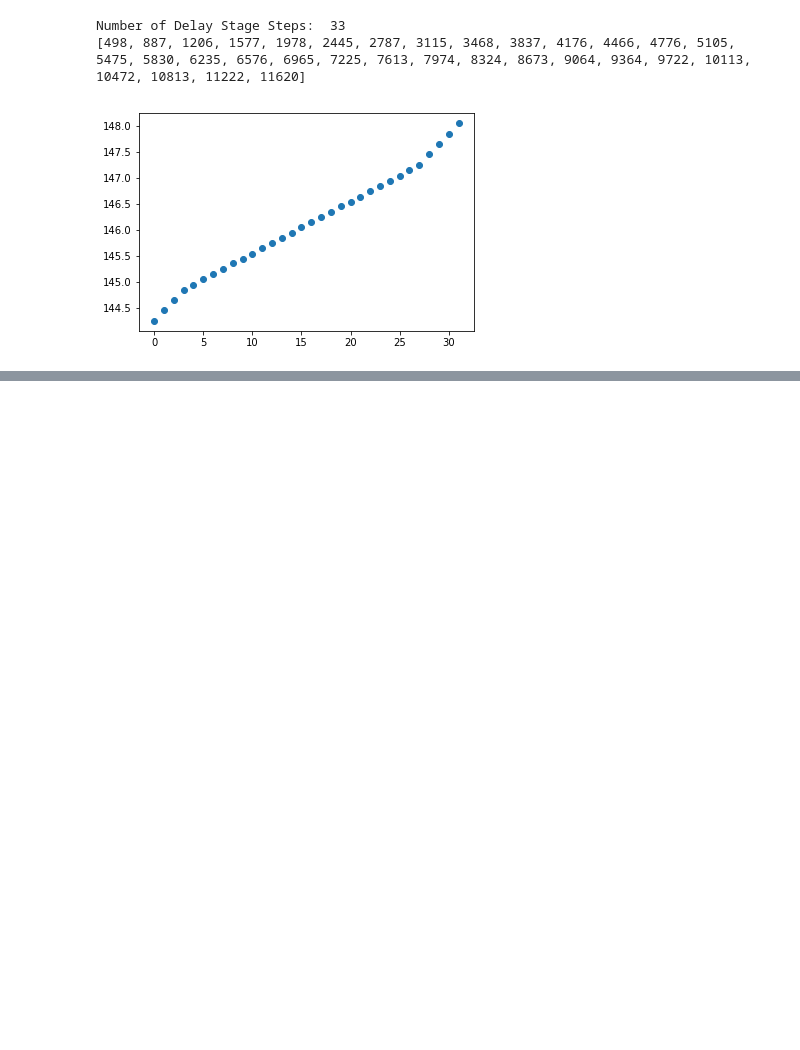
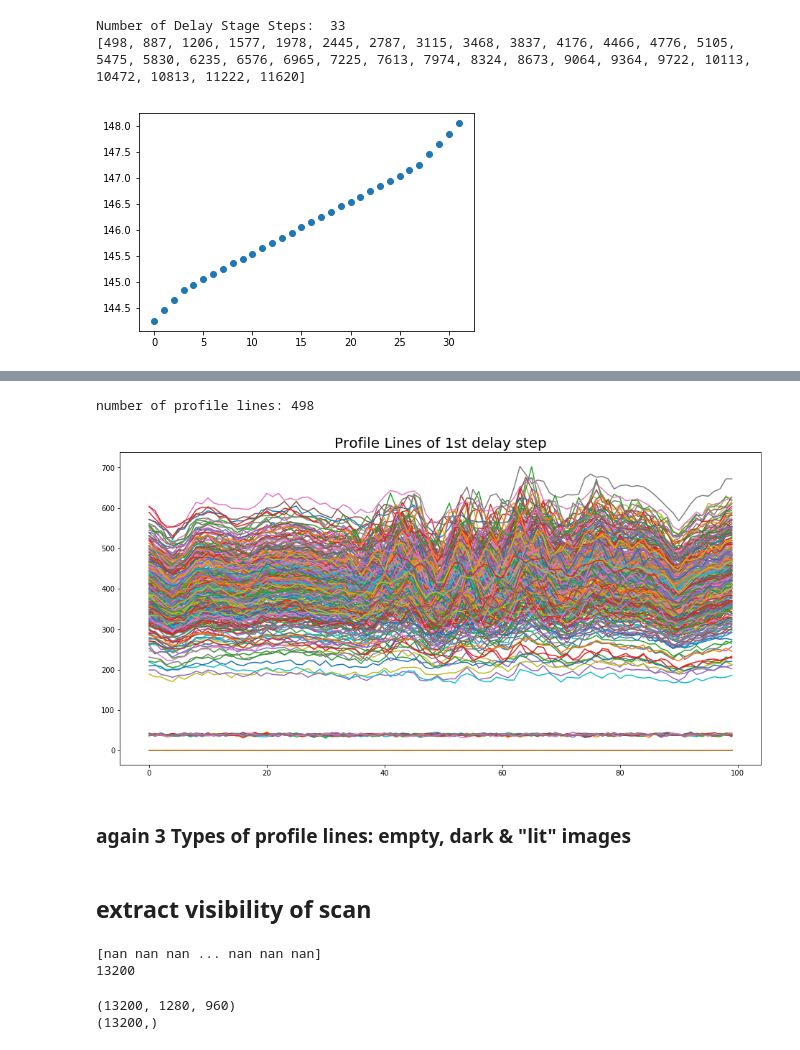
Before and after one commit to chrispassow/DESC-commissioning, a Jupyter notebook: fringes/DESC-fringe-scan.ipynb, the cells around one changed output, grey strips where cells are left out. Cells and saved outputs as stored; diff of their text form; code cells hidden in the pictures; blank space fills up the shorter version.

Commit message:
visibility of scan - finished

```diff
--- a/fringes/DESC-fringe-scan.ipynb
+++ b/fringes/DESC-fringe-scan.ipynb
@@ -150,0 +162,26 @@ Number of Delay Stage Steps:  33
+# %%
+def extractProfileLine(integrateImage):
+    startSum = int(integrateImage.shape[1]/2)-20
+    endSum = int(integrateImage.shape[1]/2)+20
+    return np.sum(integrateImage[:,startSum:endSum], axis=1)
+
+def calcVisibility(profileLine):
+    maxs = np.max(profileLine)
+    mins = np.min(profileLine)
+    return (maxs-mins)/(maxs+mins)
+# %%
+profileLines_test = np.asarray([extractProfileLine(img[index][400:500, 250:300]) for index in range(0,498)])
+visibilities_test = np.asarray([calcVisibility(profileLines_test[index]) for index in range(0,profileLines_test.shape[0])])
+
+print('number of profile lines:',len(profileLines_test))
+
+plt.figure(figsize=(16,8))
+[plt.plot(profileLines_test[index]) for index in range(0,profileLines_test.shape[0])]
+plt.title('Profile Lines of 1st delay step', fontsize = 20);
+# %% [output]
+number of profile lines: 498
+[figure, added]
+# %% [markdown]
+### again 3 Types of profile lines: empty, dark & "lit" images
+# %% [markdown]
+## extract visibility of scan
@@ -150,0 +193,14 @@ Number of Delay Stage Steps:  33
+# %%
+visibilities = extractVisivilityofScan(0, img.shape[0])
+print(visibilities)
+print(len(visibilities))
+# %% [output]
+[nan nan nan ... nan nan nan]
+13200
+# %%
+print(img.shape)
+logicMapLight = (integral>5000) # also eliminate images with closed shutter
+print(logicMapLight.shape)
+# %% [output]
+(13200, 1280, 960)
+(13200,)
```
Also changed, not shown: parts of 11 cells of this notebook, 1 other file.
